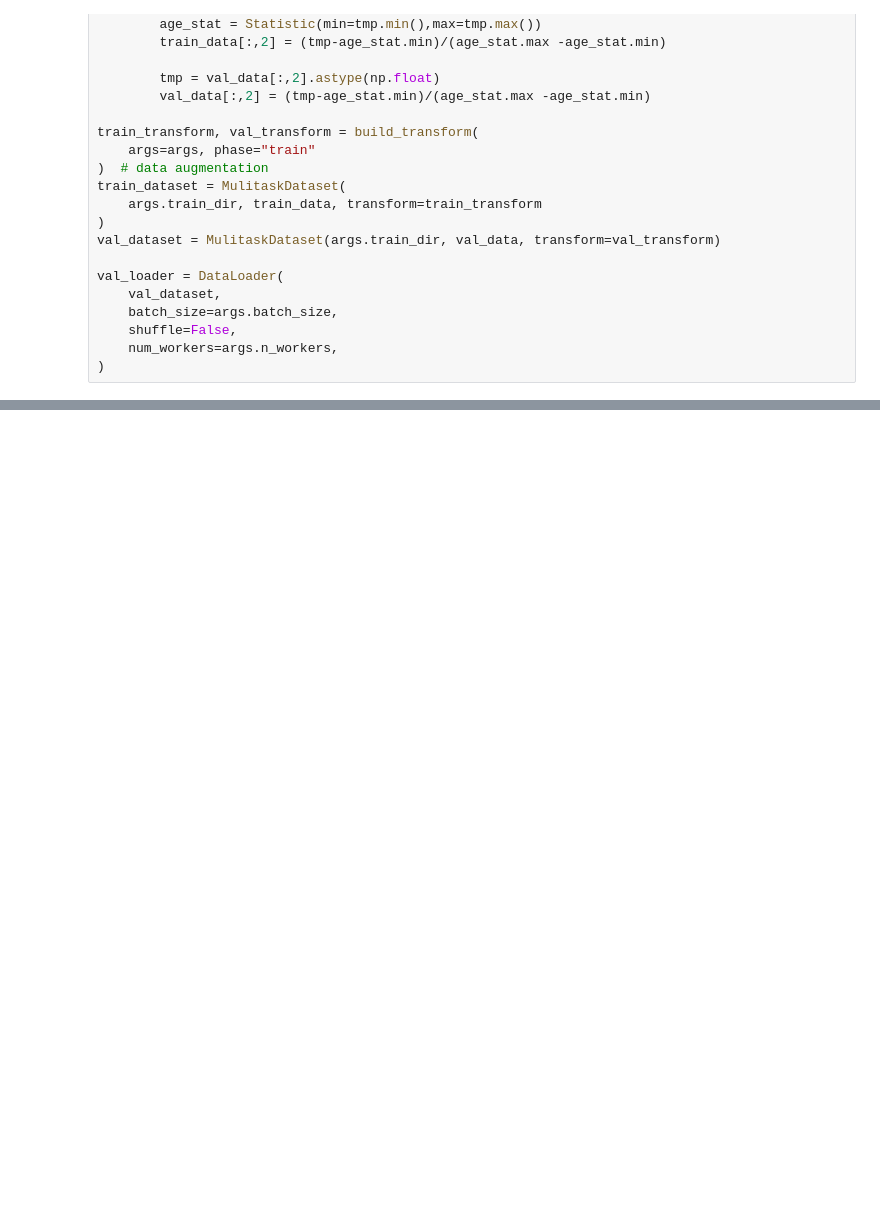
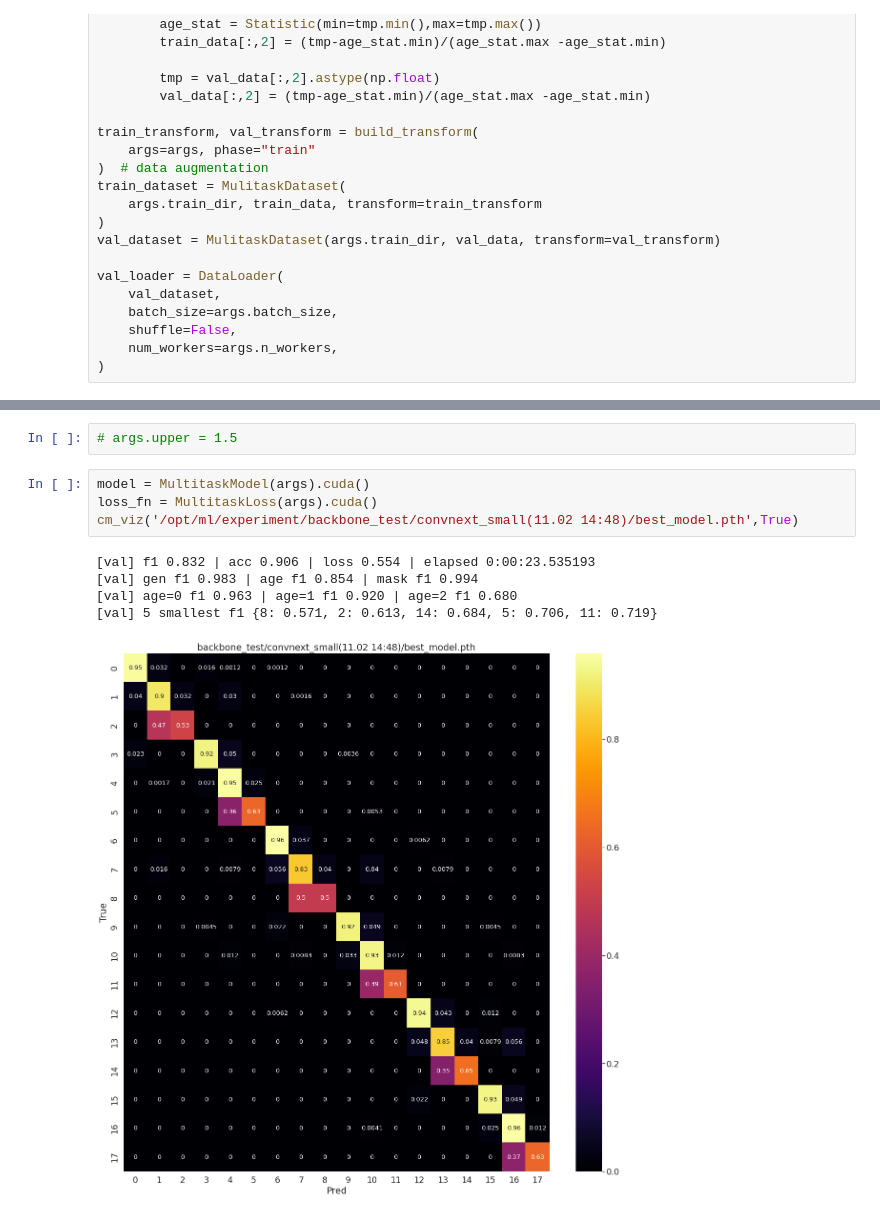
Before and after one commit to boostcampaitech4cv1/level1_imageclassification_cv-level1-cv-10, a Jupyter notebook: baseline/confusion_matrix_viz.ipynb, the cells around one changed output, grey strips where cells are left out. Saved outputs shown, nothing was run; the diff lists cells and outputs as text; blank space fills up the shorter version.

```diff
--- a/baseline/confusion_matrix_viz.ipynb
+++ b/baseline/confusion_matrix_viz.ipynb
@@ -241,3 +258,15 @@ def cm_viz(model_path, print_info=False):
+# %%
+# args.upper = 1.5
+# %%
+model = MultitaskModel(args).cuda()
+loss_fn = MultitaskLoss(args).cuda()
+cm_viz('/opt/ml/experiment/backbone_test/convnext_small(11.02 14:48)/best_model.pth',True)
+# %% [output]
+[val] f1 0.832 | acc 0.906 | loss 0.554 | elapsed 0:00:23.535193
+[val] gen f1 0.983 | age f1 0.854 | mask f1 0.994
+[val] age=0 f1 0.963 | age=1 f1 0.920 | age=2 f1 0.680
+[val] 5 smallest f1 {8: 0.571, 2: 0.613, 14: 0.684, 5: 0.706, 11: 0.719}
+[figure, added]
 # %%
 model = MultitaskModel(args).cuda()
 loss_fn = MultitaskLoss(args).cuda()
```
Also changed, not shown: parts of 11 cells of this notebook, 6 other files.
